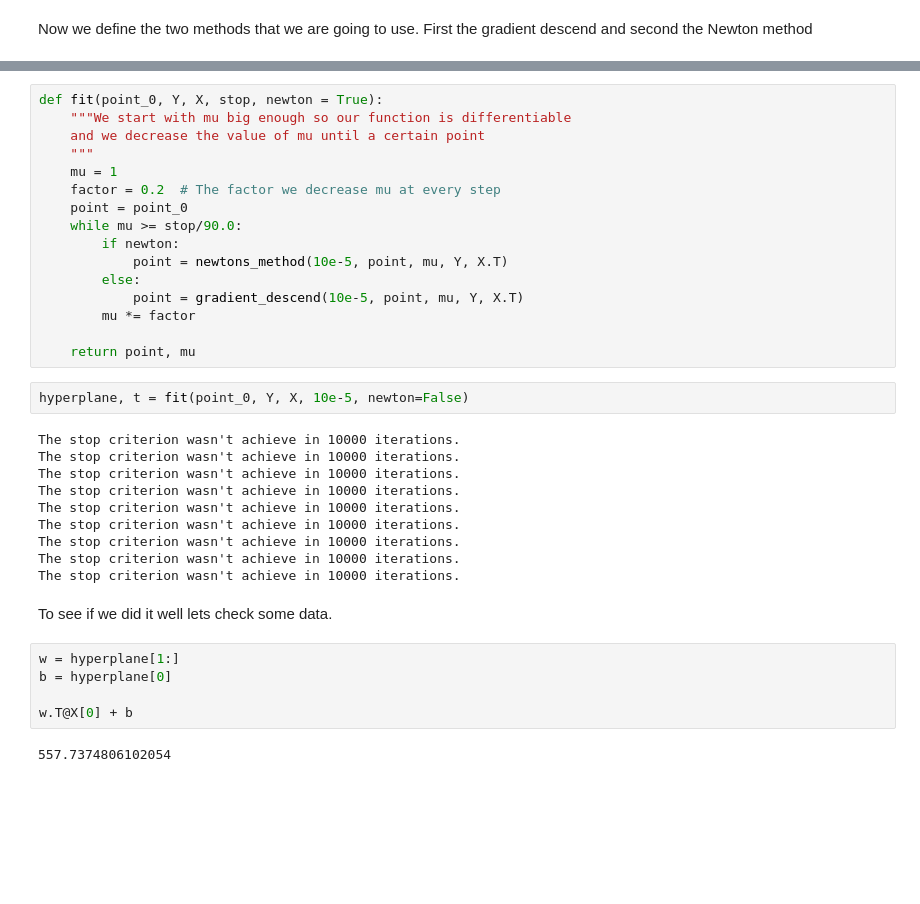
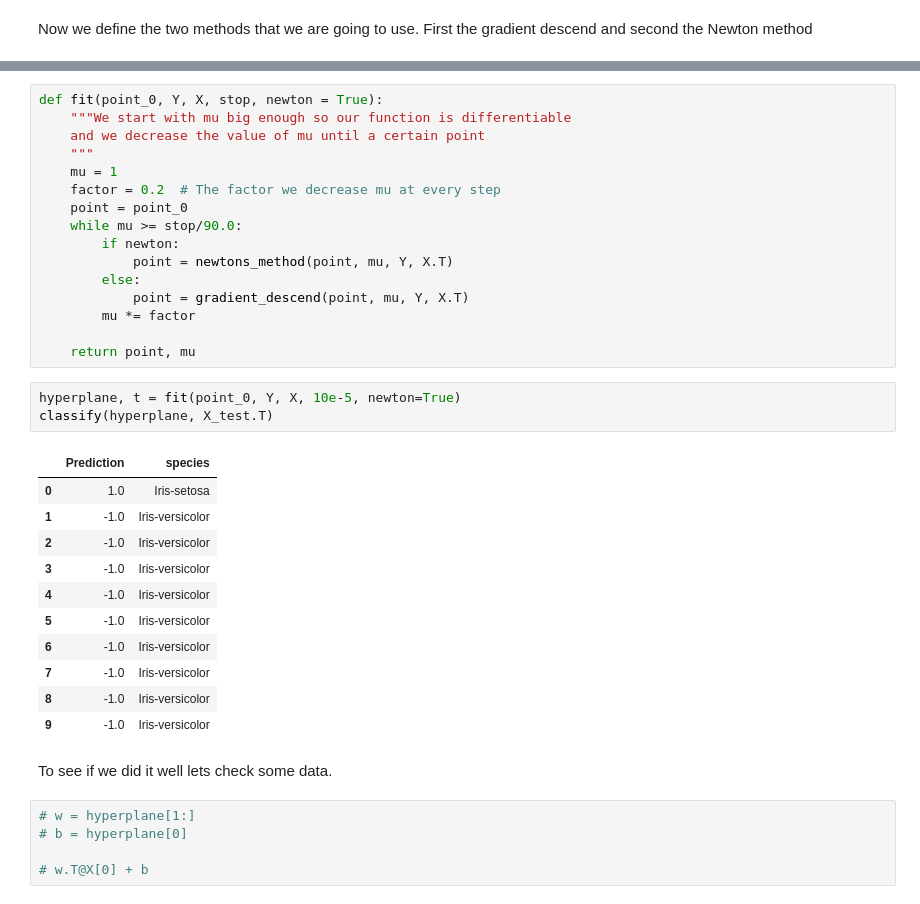
Before and after one commit to tamames/Optimization-homework, a Jupyter notebook: 3/Entrega3.ipynb, the cells around one changed output, grey strips where cells are left out. Cells and saved outputs as stored; diff of their text form; blank space fills up the shorter version.

```diff
--- a/3/Entrega3.ipynb
+++ b/3/Entrega3.ipynb
@@ -320,30 +353,31 @@ def fit(point_0, Y, X, stop, newton = True):
     point = point_0
     while mu >= stop/90.0:
         if newton:
-            point = newtons_method(10e-5, point, mu, Y, X.T)
+            point = newtons_method(point, mu, Y, X.T)
         else:
-            point = gradient_descend(10e-5, point, mu, Y, X.T)
+            point = gradient_descend(point, mu, Y, X.T)
         mu *= factor
 
     return point, mu
 # %%
-hyperplane, t = fit(point_0, Y, X, 10e-5, newton=False)
+hyperplane, t = fit(point_0, Y, X, 10e-5, newton=True)
+classify(hyperplane, X_test.T)
 # %% [output]
-The stop criterion wasn't achieve in 10000 iterations.
-The stop criterion wasn't achieve in 10000 iterations.
-The stop criterion wasn't achieve in 10000 iterations.
-The stop criterion wasn't achieve in 10000 iterations.
-The stop criterion wasn't achieve in 10000 iterations.
-The stop criterion wasn't achieve in 10000 iterations.
-The stop criterion wasn't achieve in 10000 iterations.
-The stop criterion wasn't achieve in 10000 iterations.
-The stop criterion wasn't achieve in 10000 iterations.
+|  | Prediction | species |
+| 0 | 1.0 | Iris-setosa |
+| 1 | -1.0 | Iris-versicolor |
+| 2 | -1.0 | Iris-versicolor |
+| 3 | -1.0 | Iris-versicolor |
+| 4 | -1.0 | Iris-versicolor |
+| 5 | -1.0 | Iris-versicolor |
+| 6 | -1.0 | Iris-versicolor |
+| 7 | -1.0 | Iris-versicolor |
+| 8 | -1.0 | Iris-versicolor |
+| 9 | -1.0 | Iris-versicolor |
 # %% [markdown]
 To see if we did it well lets check some data.
 # %%
-w = hyperplane[1:]
-b = hyperplane[0]
+# w = hyperplane[1:]
+# b = hyperplane[0]
 
-w.T@X[0] + b
+# w.T@X[0] + b
-# %% [output]
-557.7374806102054
```
Also changed, not shown: parts of 11 cells of this notebook.
